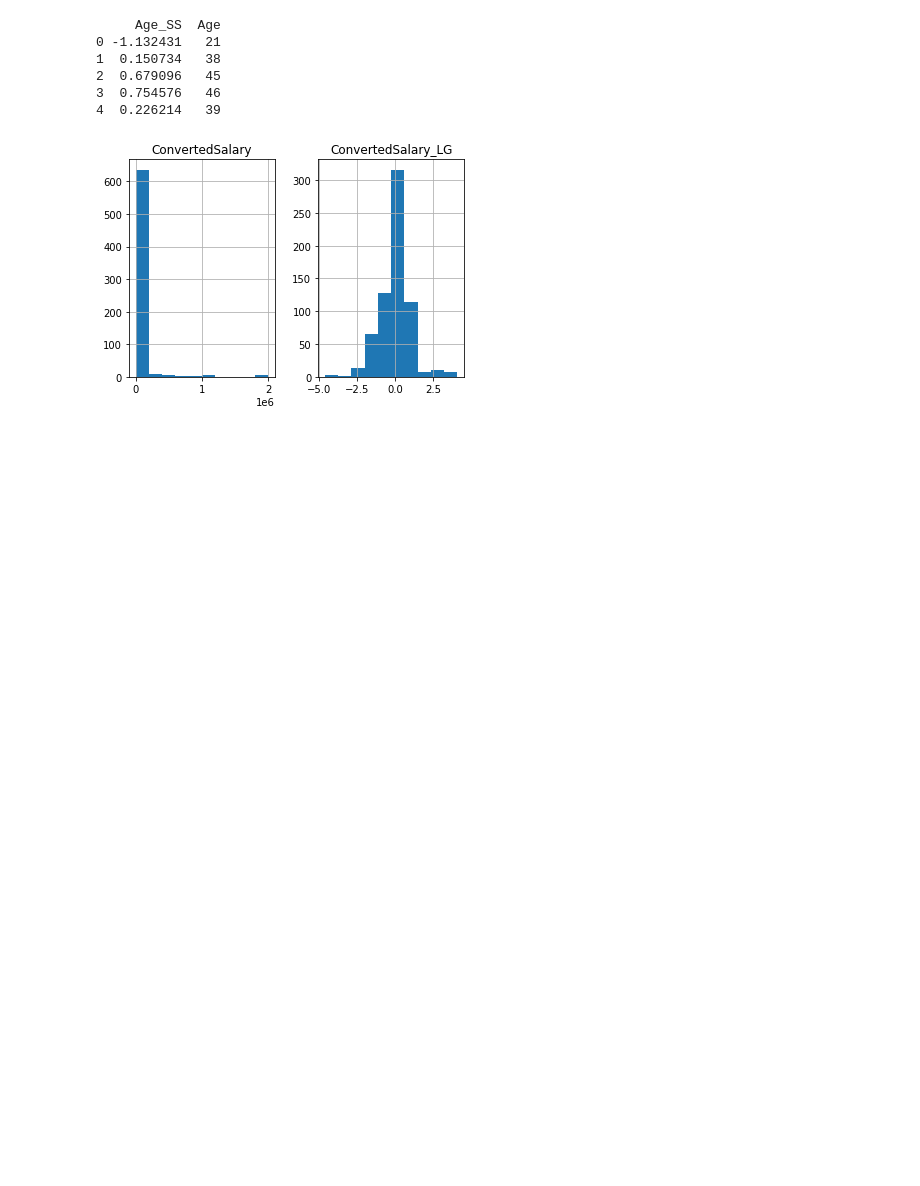
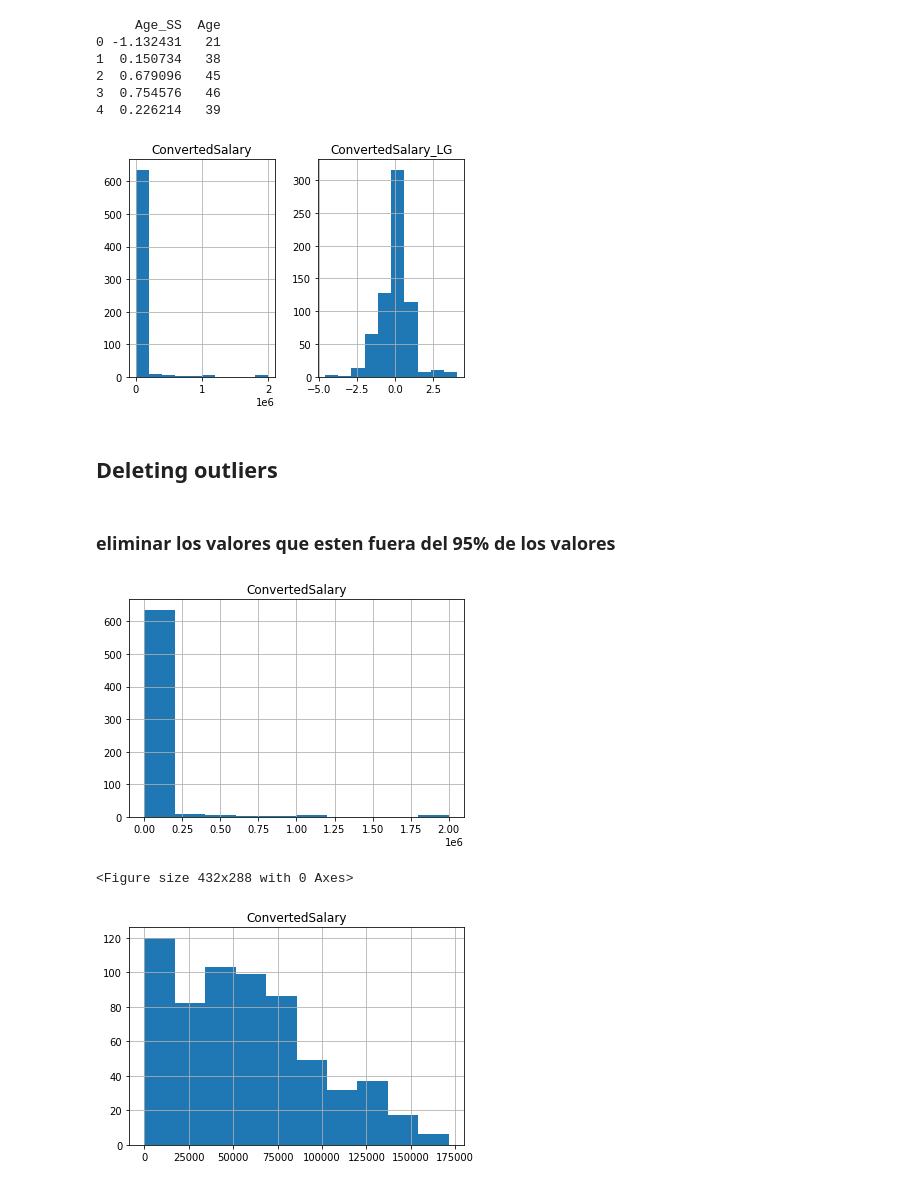
Before and after one commit to martinnss/Micro_Projects, a Jupyter notebook: apuntes datacamp/feature engineering.ipynb, the cells around one changed output. Drawn from its saved outputs; the diff is of its cells as text; code cells hidden in the pictures; blank space fills up the shorter version.

```diff
--- a/apuntes datacamp/feature engineering.ipynb
+++ b/apuntes datacamp/feature engineering.ipynb
@@ -342,3 +342,26 @@ so_numeric_df[['ConvertedSalary', 'ConvertedSalary_LG']].hist()
 plt.show()
 # %% [output]
 [figure]
+# %% [markdown]
+## Deleting outliers
+# %% [markdown]
+### eliminar los valores que esten fuera del 95% de los valores
+# %%
+# Find the 95th quantile
+quantile = so_numeric_df['ConvertedSalary'].quantile(0.95)
+
+# Trim the outliers
+trimmed_df = so_numeric_df[so_numeric_df['ConvertedSalary'] < quantile]
+
+# The original histogram
+so_numeric_df[['ConvertedSalary']].hist()
+plt.show()
+plt.clf()
+
+# The trimmed histogram
+trimmed_df[['ConvertedSalary']].hist()
+plt.show()
+# %% [output]
+[figure, added]
+<Figure size 432x288 with 0 Axes>
+[figure, added]
```
Also changed, not shown: parts of 8 cells of this notebook, 1 other file.
